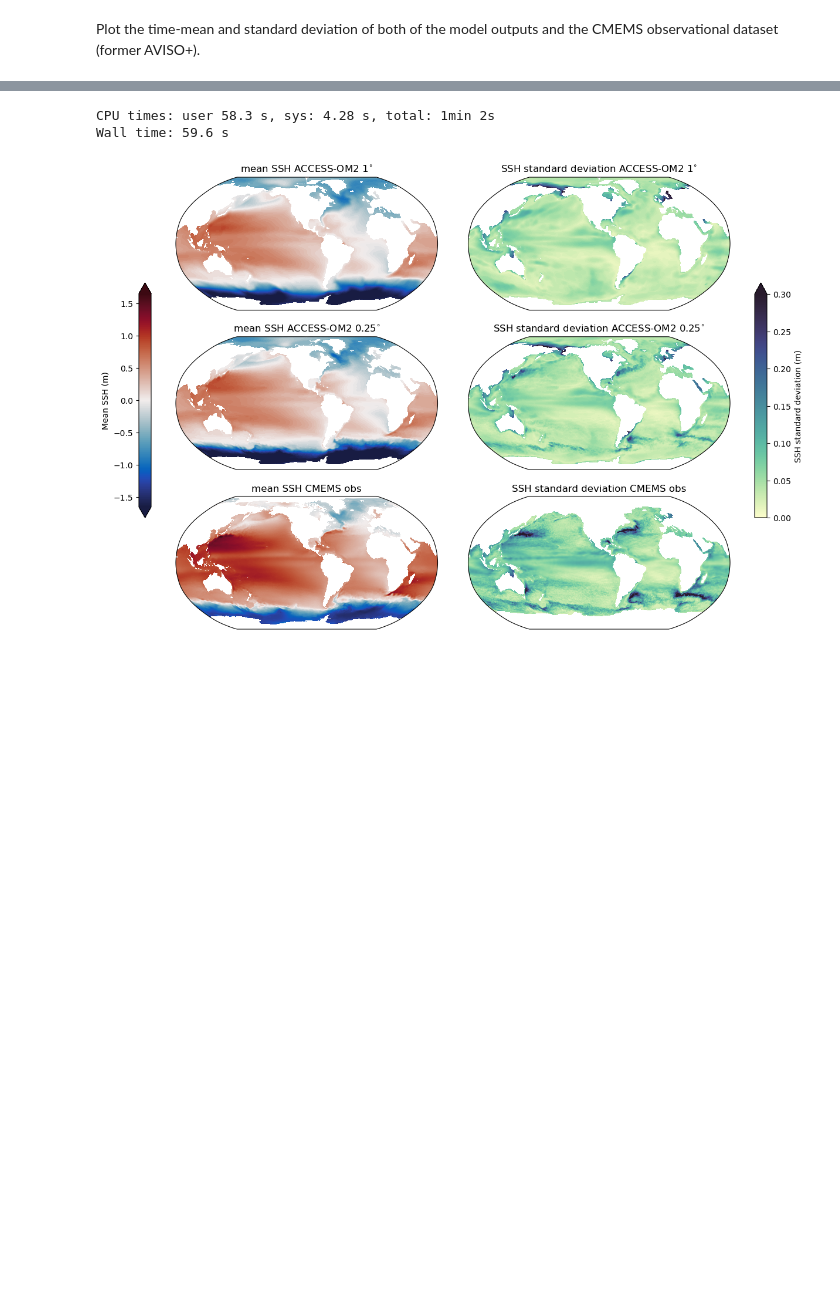
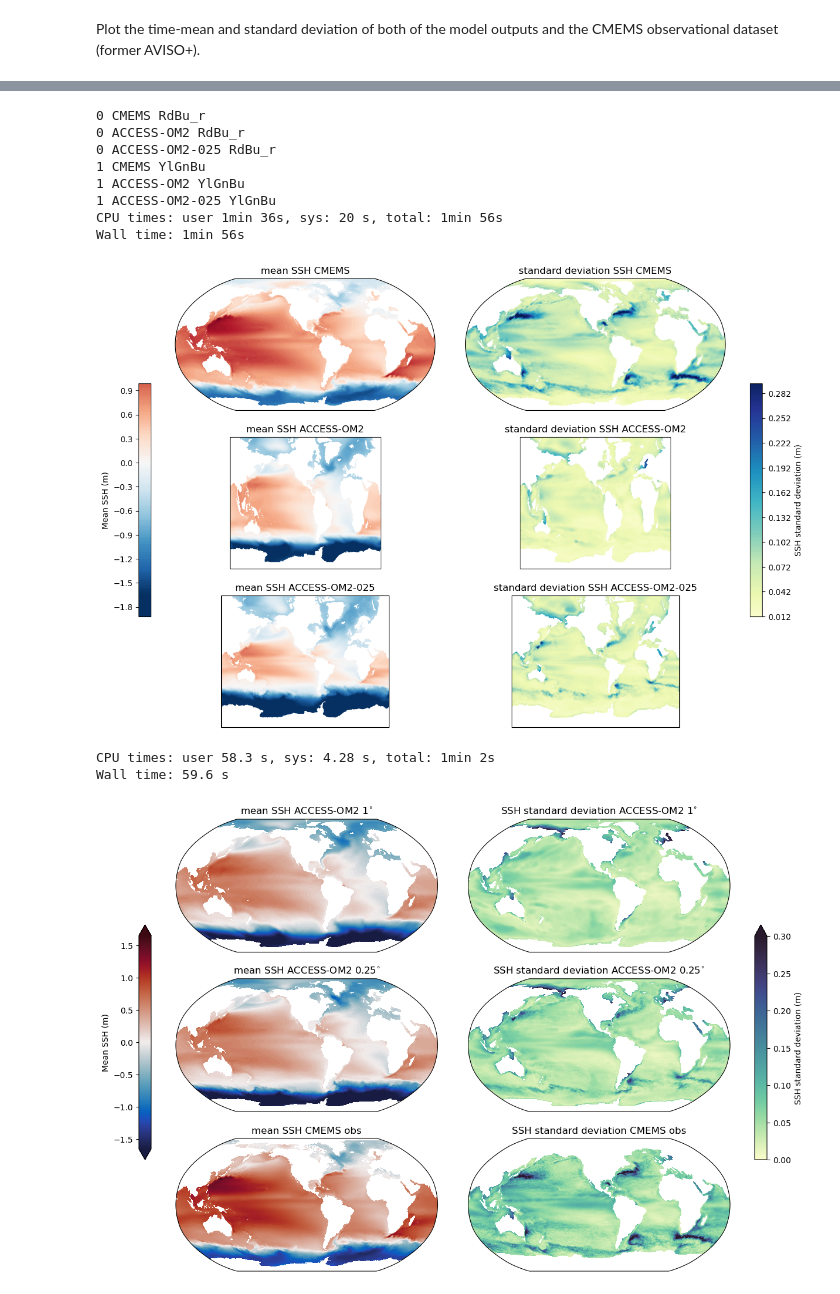
Before and after one commit to ACCESS-NRI/ACCESS-ENSO-recipes, a Jupyter notebook: cosima/Compare_SSH_model_obs.ipynb, the cells around one changed output, grey strips where cells are left out. Cells and saved outputs as stored; diff of their text form; code cells hidden in the pictures; blank space fills up the shorter version.

```diff
--- a/cosima/Compare_SSH_model_obs.ipynb
+++ b/cosima/Compare_SSH_model_obs.ipynb
@@ -39,5 +21,0 @@ ssh1 = ds[variable].sel(time=slice(start_time, end_time))
-# %%
-var_search = catalog['025deg_jra55_iaf_omip2_cycle6'].search(variable=variable, frequency='1day')
-ds = var_search.to_dask()
-ssh025 = ds[variable].sel(time=slice(start_time, end_time))
-ssh025
@@ -111,0 +73,7 @@ Wall time: 2min 24s
+# %%
+# obs_cube = obs.load()
+data_res = {}
+for name, ds in {**model_datasets,**obs}.items():
+    data_res[name] = mean_std(ds.load())
+# mean_std(obs_cube)
+data_res
@@ -138,3 +104,53 @@ This plotting is a little slow, takes ~1 minute:
+# %%
+%%time
+
+projection = ccrs.Robinson(central_longitude=-100)
+
+fig, axes = plt.subplots(nrows = 3, ncols = 2, figsize = (14, 10),
+                         subplot_kw={'projection': projection})
+plt.subplots_adjust(wspace=-0.15)
+
+max_std = 0.3
+max_mean = 1.65
+res = ['mean', 'standard deviation']
+colmap = ['RdBu_r', 'YlGnBu']
+
+for c, max_val in enumerate([max_mean, max_std]): #[0,1]: #mean, std
+
+    for n, dataset in enumerate(data_res): #[0,1,2]: # data/models
+
+        minv = -max_val if c == 0 else 0
+        ax = axes[n,c]
+        print(c, dataset, colmap[c])
+        p1 = iplt.contourf(data_res[dataset][c],
+                           axes=ax,
+                           levels=100,
+                           vmin = minv,
+                           vmax = max_val,
+                           extend='both',
+                           cmap=colmap[c])
+        ax.set_title(f'{res[c]} SSH {dataset}')
+        if c == 0:
+            p0 = p1
+
+# Colorbars
+ax_cb1 = plt.axes([0.13, 0.3, 0.015, 0.4])
+cb = plt.colorbar(p0, cax=ax_cb1, extend='both', label='Mean SSH (m)')
+ax_cb1.yaxis.set_ticks_position('left')
+ax_cb1.yaxis.set_label_position('left')
+
+ax_cb2 = plt.axes([0.88, 0.3, 0.015, 0.4])
+cb = plt.colorbar(p1, cax=ax_cb2, extend='max', label='SSH standard deviation (m)')
+# %% [output]
+0 CMEMS RdBu_r
+0 ACCESS-OM2 RdBu_r
+0 ACCESS-OM2-025 RdBu_r
+1 CMEMS YlGnBu
+1 ACCESS-OM2 YlGnBu
+1 ACCESS-OM2-025 YlGnBu
+CPU times: user 1min 36s, sys: 20 s, total: 1min 56s
+Wall time: 1min 56s
+[figure, added]
 # %%
 %%time
 
```
Also changed, not shown: parts of 25 cells of this notebook.
